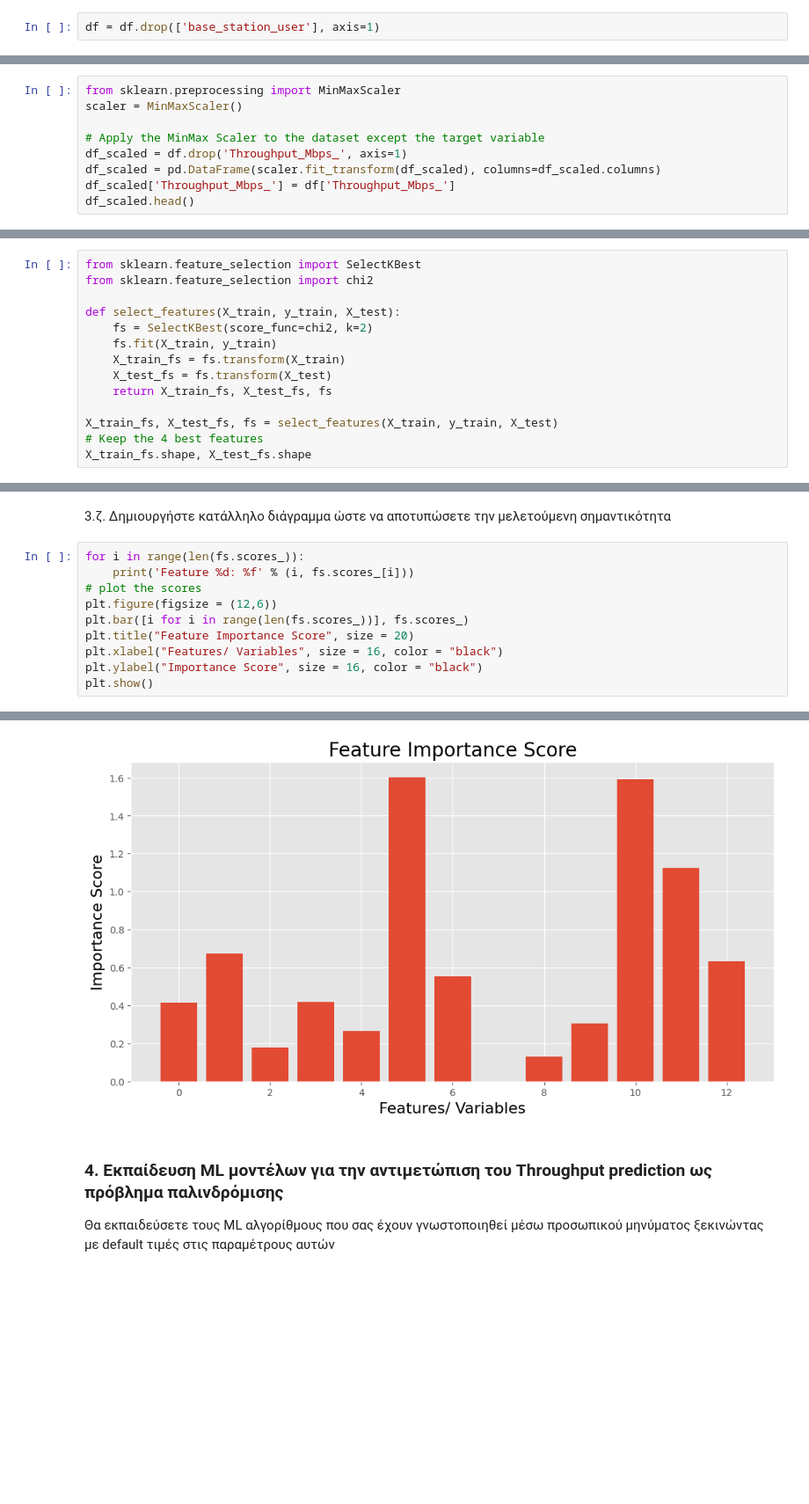
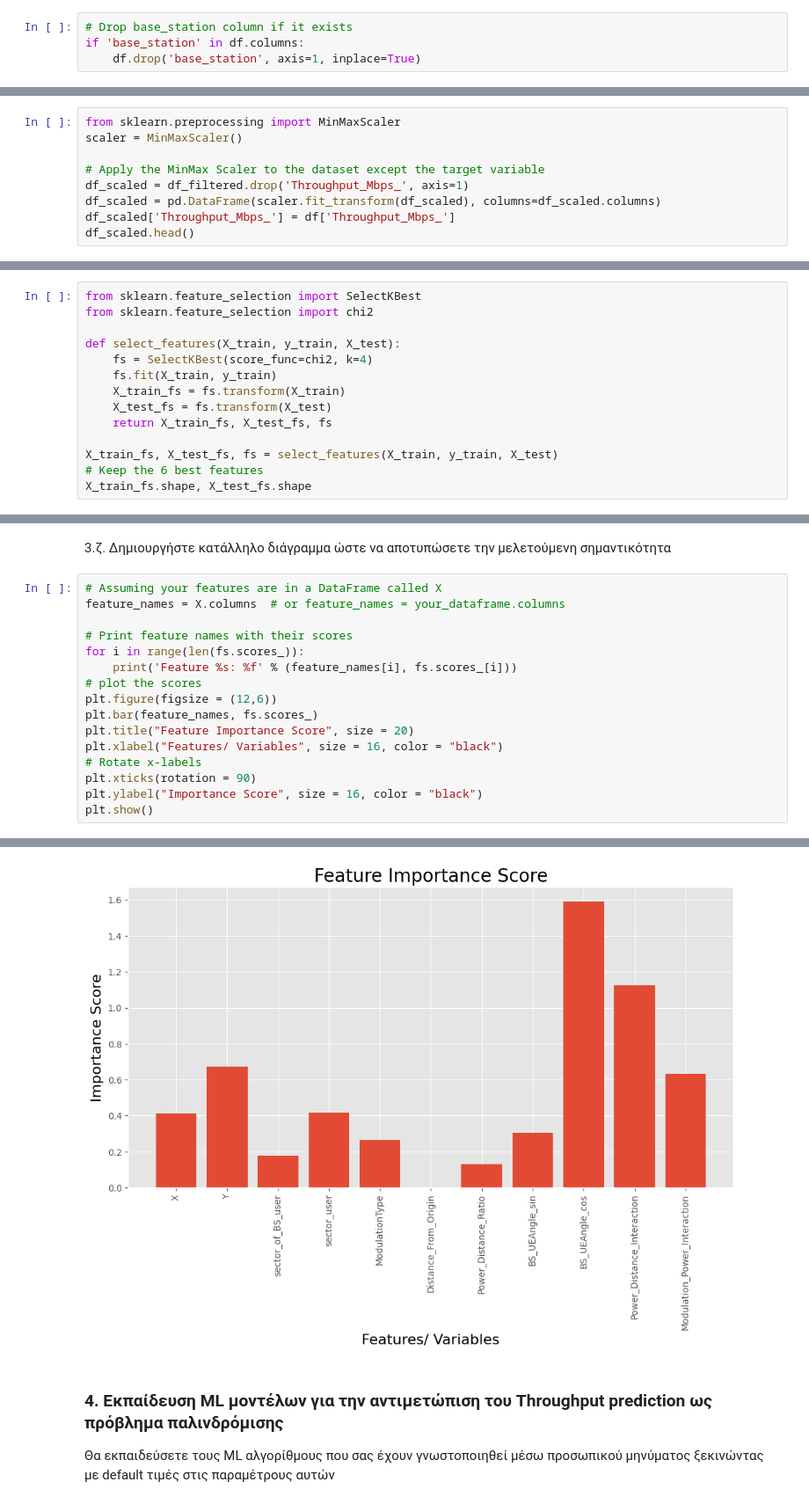
Before and after one commit to panos-span/mcml, a Jupyter notebook: lab1_cls.ipynb, the cells around one changed output, grey strips where cells are left out. Shown at 88% size. Saved outputs shown, nothing was run; the diff lists cells and outputs as text; blank space fills up the shorter version.

```diff
--- a/lab1_cls.ipynb
+++ b/lab1_cls.ipynb
@@ -478,4 +468,6 @@ df.shape
 # %% [markdown]
 We can see that `base_station_user` and `sector_user` are perfectly correlatred with each other, so we need to drop one of them.
-# %%
-df = df.drop(['base_station_user'], axis=1)
+# %%
+# Drop base_station column if it exists
+if 'base_station' in df.columns:
+    df.drop('base_station', axis=1, inplace=True)
@@ -554,7 +555,7 @@ from sklearn.preprocessing import MinMaxScaler
 scaler = MinMaxScaler()
 
 # Apply the MinMax Scaler to the dataset except the target variable
-df_scaled = df.drop('Throughput_Mbps_', axis=1)
+df_scaled = df_filtered.drop('Throughput_Mbps_', axis=1)
 df_scaled = pd.DataFrame(scaler.fit_transform(df_scaled), columns=df_scaled.columns)
 df_scaled['Throughput_Mbps_'] = df['Throughput_Mbps_']
 df_scaled.head()
@@ -585,13 +588,13 @@ from sklearn.feature_selection import SelectKBest
 from sklearn.feature_selection import chi2
 
 def select_features(X_train, y_train, X_test):
-    fs = SelectKBest(score_func=chi2, k=2)
+    fs = SelectKBest(score_func=chi2, k=4)
     fs.fit(X_train, y_train)
     X_train_fs = fs.transform(X_train)
     X_test_fs = fs.transform(X_test)
     return X_train_fs, X_test_fs, fs
 
 X_train_fs, X_test_fs, fs = select_features(X_train, y_train, X_test)
-# Keep the 4 best features
+# Keep the 6 best features
 X_train_fs.shape, X_test_fs.shape
 # %% [output]
@@ -599,13 +602,19 @@ X_train_fs.shape, X_test_fs.shape
 # %% [markdown]
 3.ζ. Δημιουργήστε κατάλληλο διάγραμμα ώστε να αποτυπώσετε την μελετούμενη σημαντικότητα
 # %%
+# Assuming your features are in a DataFrame called X
+feature_names = X.columns  # or feature_names = your_dataframe.columns
+
+# Print feature names with their scores
 for i in range(len(fs.scores_)):
-    print('Feature %d: %f' % (i, fs.scores_[i]))
+    print('Feature %s: %f' % (feature_names[i], fs.scores_[i]))
 # plot the scores
 plt.figure(figsize = (12,6))
-plt.bar([i for i in range(len(fs.scores_))], fs.scores_)
+plt.bar(feature_names, fs.scores_)
 plt.title("Feature Importance Score", size = 20)
 plt.xlabel("Features/ Variables", size = 16, color = "black")
+# Rotate x-labels
+plt.xticks(rotation = 90)
 plt.ylabel("Importance Score", size = 16, color = "black")
 plt.show()
 # %% [output]
@@ -625,4 +632,4 @@ Feature 12: 0.633068
-[figure, old version]
+[figure, new version]
 # %% [markdown]
 ### 4. Εκπαίδευση ML μοντέλων για την αντιμετώπιση του Throughput prediction ως πρόβλημα παλινδρόμισης
 
```
Also changed, not shown: parts of 72 cells of this notebook, 1 other file.
